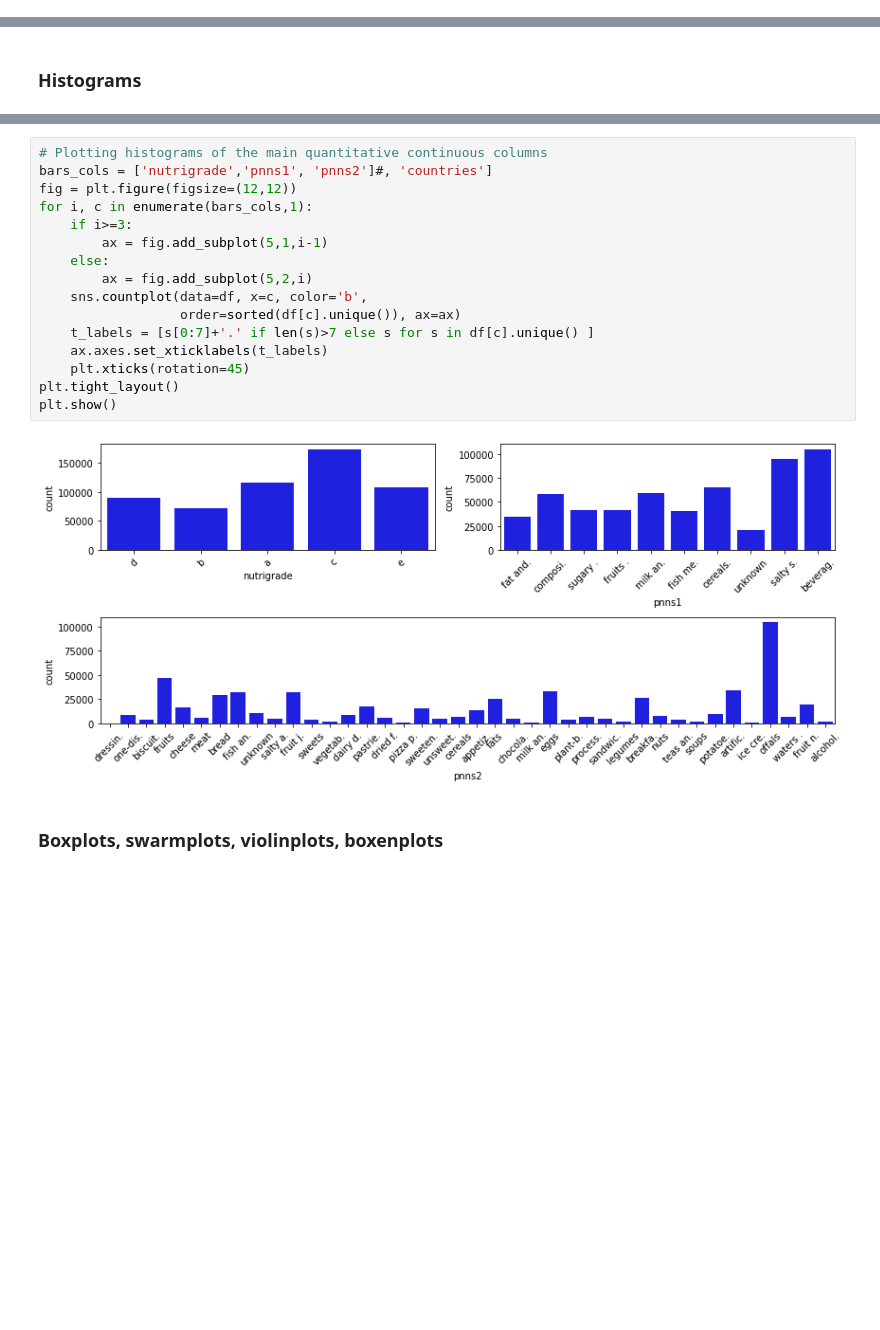
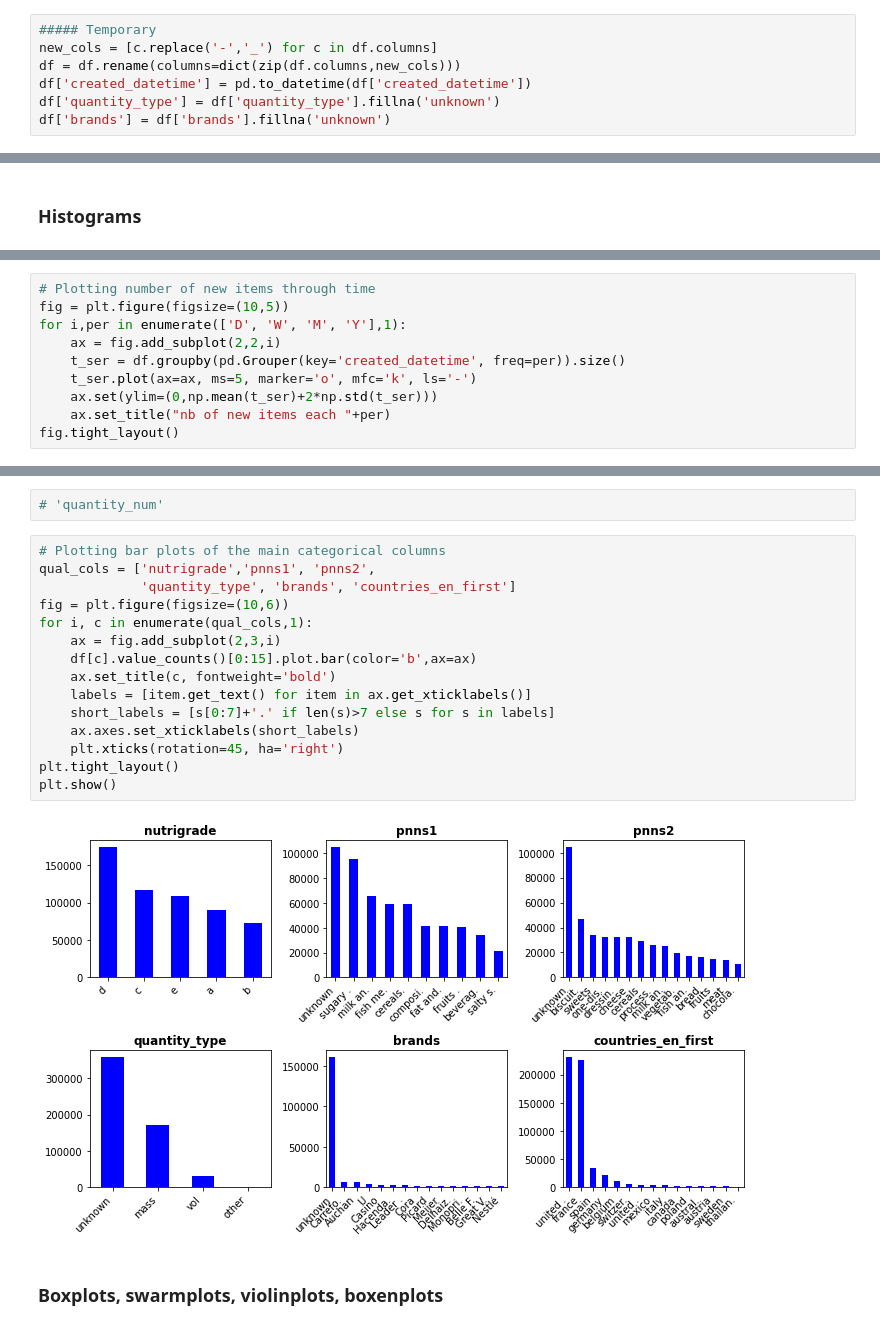
Before and after one commit to SmellyArmure/OC_DS_Project3, a Jupyter notebook: NOTEBOOKS/P3_Analysis.ipynb, the cells around one changed output, grey strips where cells are left out. Drawn from its saved outputs; the diff is of its cells as text; blank space fills up the shorter version.

Commit message:
P3_Cleaning : changé colonnes countries - éliminé tirets - datetime | P3_Analysis : categorical count plots, new item through time, ppscore

```diff
--- a/NOTEBOOKS/P3_Analysis.ipynb
+++ b/NOTEBOOKS/P3_Analysis.ipynb
@@ -61,6 +62,13 @@ d_types = json.loads(f.read())
 df = pd.read_csv('My Drive/--DATA SCIENCE/PROJET3/OFF_Cleaned.csv',
                  index_col='Unnamed: 0', dtype=d_types,
                  low_memory=False, encoding ='utf-8')
+# %%
+##### Temporary
+new_cols = [c.replace('-','_') for c in df.columns]
+df = df.rename(columns=dict(zip(df.columns,new_cols)))
+df['created_datetime'] = pd.to_datetime(df['created_datetime'])
+df['quantity_type'] = df['quantity_type'].fillna('unknown')
+df['brands'] = df['brands'].fillna('unknown')
 # %%
 for i, c in enumerate(df.columns):
     print('\n'+c if i % 6 == 0 else c, end=' | ')
@@ -185,0 +171,10 @@ plt.tight_layout()
+# %%
+# Plotting number of new items through time
+fig = plt.figure(figsize=(10,5))
+for i,per in enumerate(['D', 'W', 'M', 'Y'],1):
+    ax = fig.add_subplot(2,2,i)
+    t_ser = df.groupby(pd.Grouper(key='created_datetime', freq=per)).size()
+    t_ser.plot(ax=ax, ms=5, marker='o', mfc='k', ls='-')
+    ax.set(ylim=(0,np.mean(t_ser)+2*np.std(t_ser)))
+    ax.set_title("nb of new items each "+per)
+fig.tight_layout()
@@ -186,21 +183,22 @@ plt.tight_layout()
+# %%
+# 'quantity_num'
 # %%
-# Plotting histograms of the main quantitative continuous columns
-bars_cols = ['nutrigrade','pnns1', 'pnns2']#, 'countries']
-fig = plt.figure(figsize=(12,12))
-for i, c in enumerate(bars_cols,1):
-    if i>=3:
-        ax = fig.add_subplot(5,1,i-1)
-    else:
-        ax = fig.add_subplot(5,2,i)
-    sns.countplot(data=df, x=c, color='b',
-                  order=sorted(df[c].unique()), ax=ax)
-    t_labels = [s[0:7]+'.' if len(s)>7 else s for s in df[c].unique() ]
-    ax.axes.set_xticklabels(t_labels)
-    plt.xticks(rotation=45)
+# Plotting bar plots of the main categorical columns
+qual_cols = ['nutrigrade','pnns1', 'pnns2',
+             'quantity_type', 'brands', 'countries_en_first']
+fig = plt.figure(figsize=(10,6))
+for i, c in enumerate(qual_cols,1):
+    ax = fig.add_subplot(2,3,i)
+    df[c].value_counts()[0:15].plot.bar(color='b',ax=ax)
+    ax.set_title(c, fontweight='bold')
+    labels = [item.get_text() for item in ax.get_xticklabels()]
+    short_labels = [s[0:7]+'.' if len(s)>7 else s for s in labels]
+    ax.axes.set_xticklabels(short_labels)
+    plt.xticks(rotation=45, ha='right')
 plt.tight_layout()
 plt.show()
 # %% [output]
-[figure, old version]
+[figure, new version]
 # %% [markdown]
 ### Boxplots, swarmplots, violinplots, boxenplots
 # %% [markdown]
```
Also changed, not shown: parts of 22 cells of this notebook, 4 other files.
